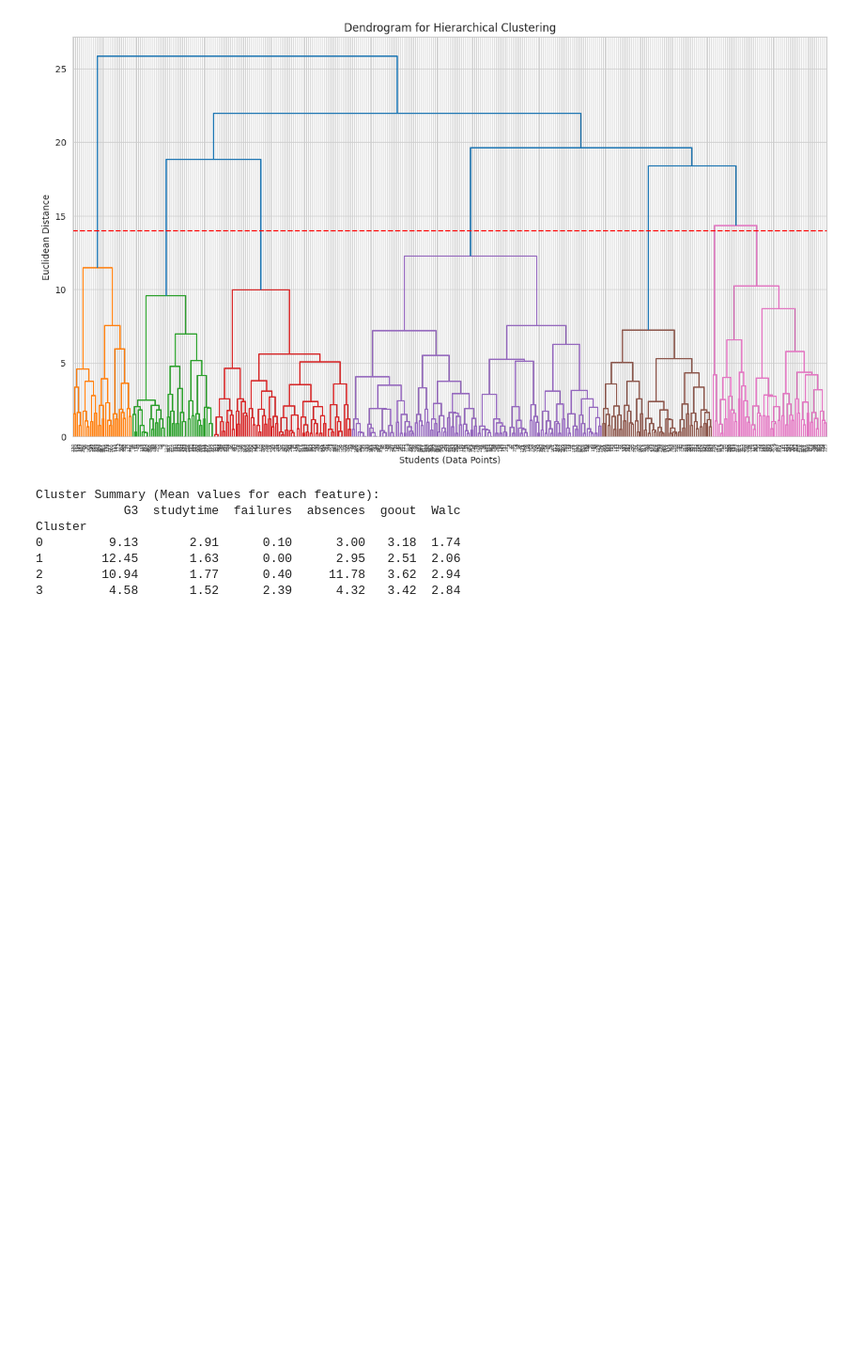
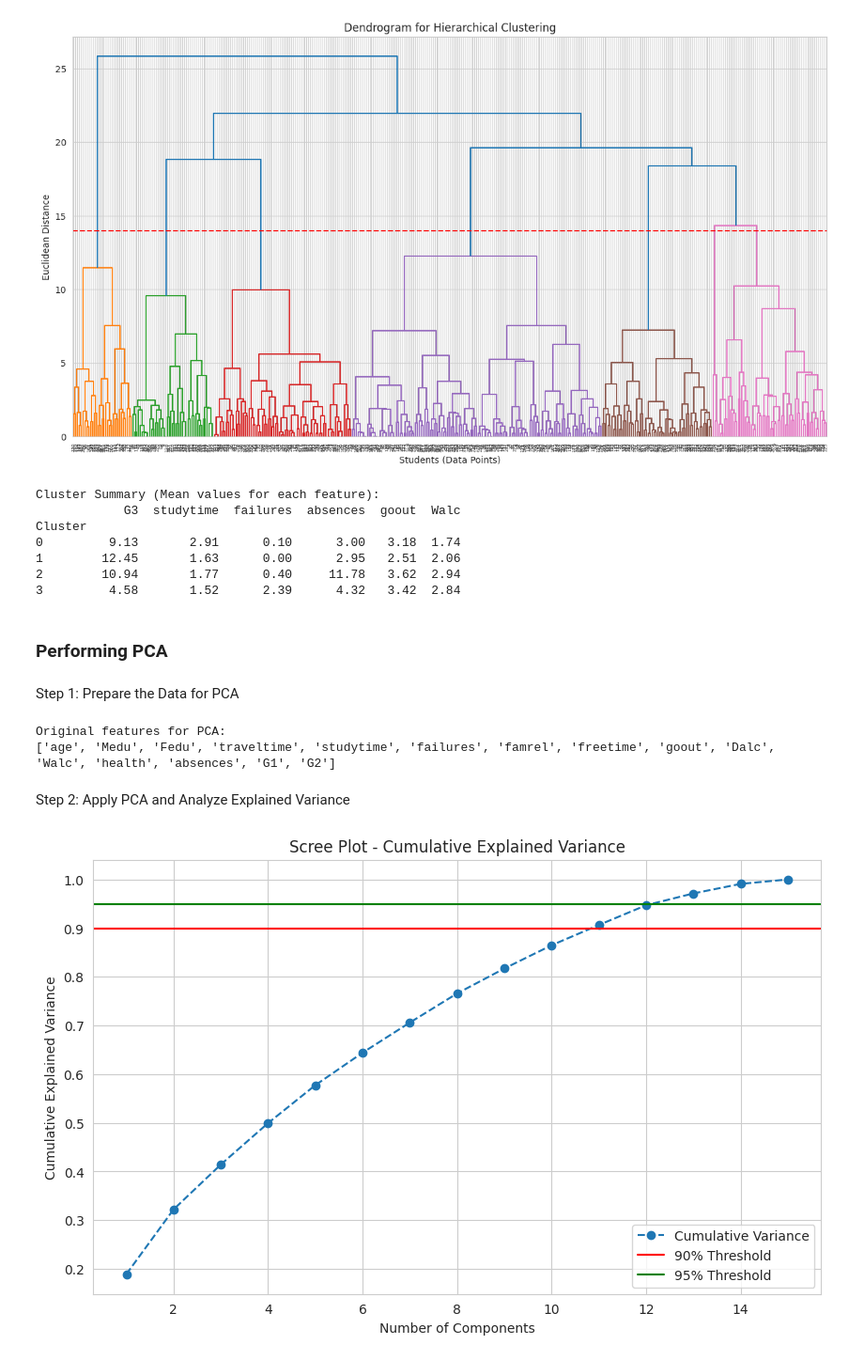
Before and after one commit to Ayushmaan101/EDA-CourseProject, a Jupyter notebook: 22BDS0367.ipynb, the cells around one changed output. Shown at 94% size. Drawn from its saved outputs; the diff is of its cells as text; code cells hidden in the pictures; blank space fills up the shorter version.

```diff
--- a/22BDS0367.ipynb
+++ b/22BDS0367.ipynb
@@ -560,3 +560,54 @@ Cluster
 1        12.45       1.63      0.00      2.95   2.51  2.06
 2        10.94       1.77      0.40     11.78   3.62  2.94
 3         4.58       1.52      2.39      4.32   3.42  2.84
+# %% [markdown]
+### Performing PCA
+# %% [markdown]
+Step 1: Prepare the Data for PCA
+# %%
+from sklearn.preprocessing import StandardScaler
+from sklearn.decomposition import PCA
+
+numerical_features = df.select_dtypes(include=np.number)
+
+# G3 is our target, so it shouldn't be part of the features (X)
+if 'G3' in numerical_features.columns:
+    numerical_features = numerical_features.drop(columns=['G3'])
+
+# Also drop the dummy/binned/normalized columns we created earlier
+cols_to_drop = [col for col in numerical_features.columns if 'binned' in col or 'numeric' in col or 'minmax' in col or 'zscore' in col or 'student_id' in col]
+numerical_features = numerical_features.drop(columns=cols_to_drop)
+
+print("Original features for PCA:")
+print(numerical_features.columns.tolist())
+
+# 1. Standardize the data (PCA requires this)
+scaler = StandardScaler()
+X_scaled = scaler.fit_transform(numerical_features)
+# %% [output]
+Original features for PCA:
+['age', 'Medu', 'Fedu', 'traveltime', 'studytime', 'failures', 'famrel', 'freetime', 'goout', 'Dalc', 'Walc', 'health', 'absences', 'G1', 'G2']
+# %% [markdown]
+Step 2: Apply PCA and Analyze Explained Variance
+# %%
+# Apply PCA
+pca = PCA()
+X_pca = pca.fit_transform(X_scaled)
+
+# Calculate the cumulative explained variance
+explained_variance = pca.explained_variance_ratio_
+cumulative_variance = np.cumsum(explained_variance)
+
+# Create a "Scree Plot" to visualize the explained variance
+plt.figure(figsize=(10, 6))
+plt.plot(range(1, len(cumulative_variance) + 1), cumulative_variance, marker='o', linestyle='--')
+plt.title('Scree Plot - Cumulative Explained Variance')
+plt.xlabel('Number of Components')
+plt.ylabel('Cumulative Explained Variance')
+plt.grid(True)
+plt.axhline(y=0.90, color='r', linestyle='-') # Add a line for 90% variance
+plt.axhline(y=0.95, color='g', linestyle='-') # Add a line for 95% variance
+plt.legend(['Cumulative Variance', '90% Threshold', '95% Threshold'])
+plt.show()
+# %% [output]
+[figure, added]
```
Also changed, not shown: parts of 21 cells of this notebook.
